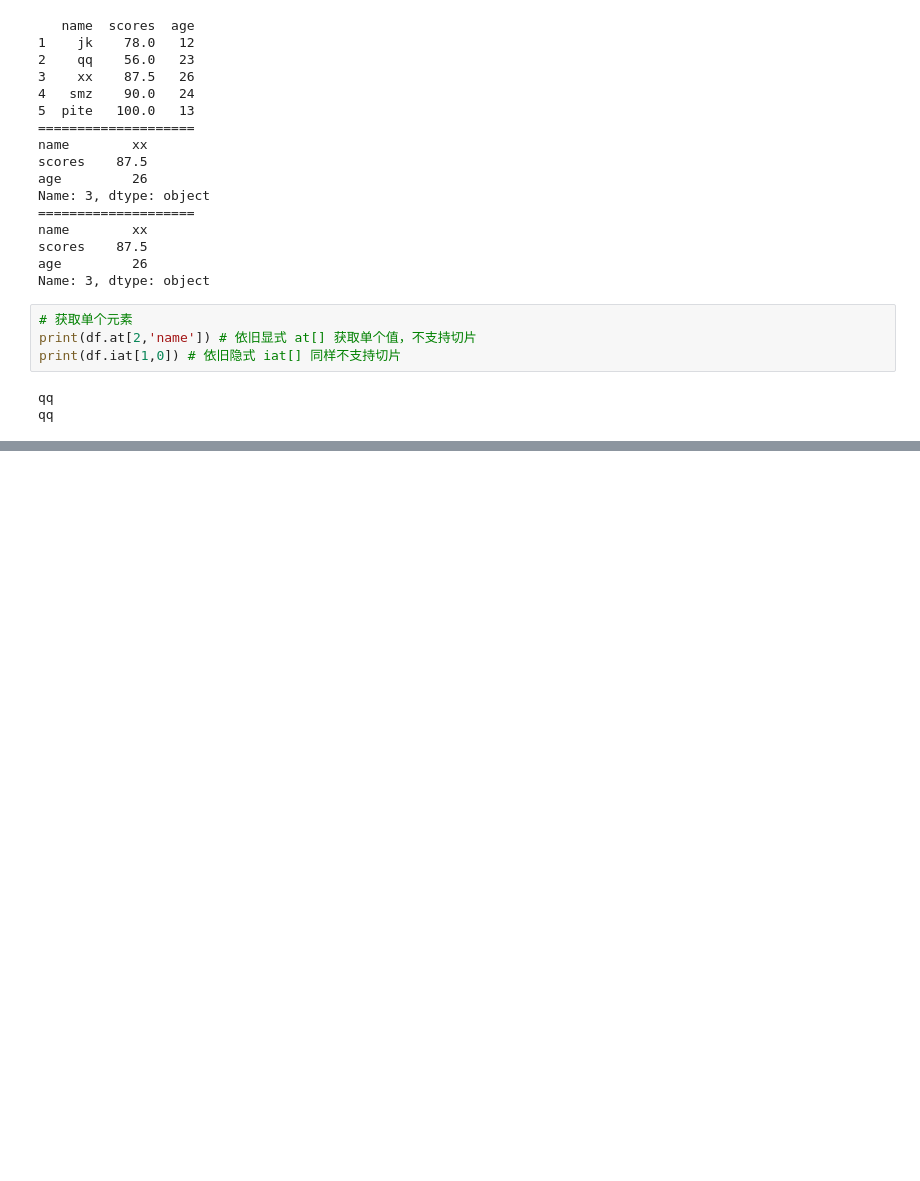
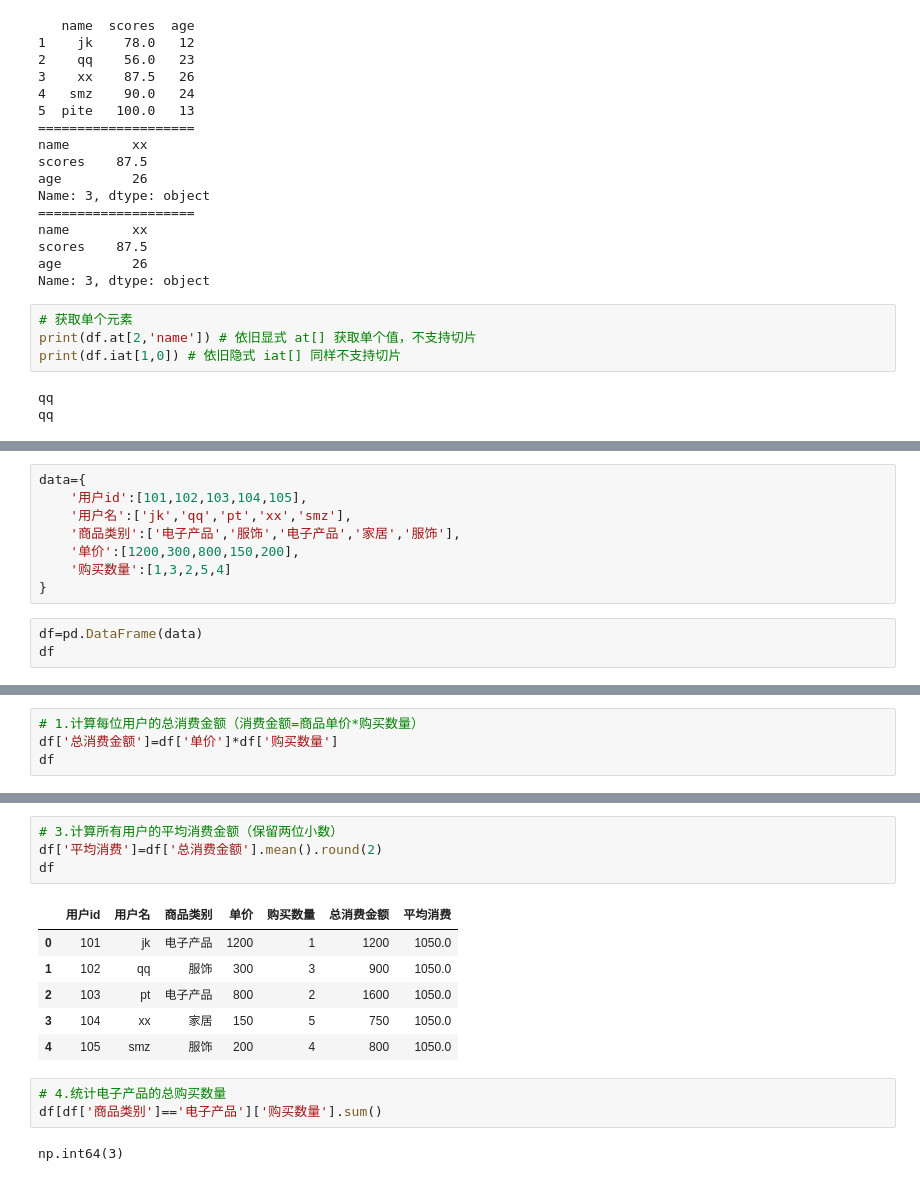
Before and after one commit to aonolee5-cmyk/notes, a Jupyter notebook: 3.dataframe学习.ipynb, the cells around one changed output, grey strips where cells are left out. Drawn from its saved outputs; the diff is of its cells as text; blank space fills up the shorter version.

```diff
--- a/3.dataframe学习.ipynb
+++ b/3.dataframe学习.ipynb
@@ -101,0 +451,11 @@ qq
+# %%
+data={
+    '用户id':[101,102,103,104,105],
+    '用户名':['jk','qq','pt','xx','smz'],
+    '商品类别':['电子产品','服饰','电子产品','家居','服饰'],
+    '单价':[1200,300,800,150,200],
+    '购买数量':[1,3,2,5,4]
+}
+# %%
+df=pd.DataFrame(data)
+df
@@ -101,0 +469,4 @@ qq
+# %%
+# 1.计算每位用户的总消费金额（消费金额=商品单价*购买数量）
+df['总消费金额']=df['单价']*df['购买数量']
+df
@@ -101,0 +486,16 @@ qq
+# %%
+# 3.计算所有用户的平均消费金额（保留两位小数）
+df['平均消费']=df['总消费金额'].mean().round(2)
+df
+# %% [output]
+|  | 用户id | 用户名 | 商品类别 | 单价 | 购买数量 | 总消费金额 | 平均消费 |
+| 0 | 101 | jk | 电子产品 | 1200 | 1 | 1200 | 1050.0 |
+| 1 | 102 | qq | 服饰 | 300 | 3 | 900 | 1050.0 |
+| 2 | 103 | pt | 电子产品 | 800 | 2 | 1600 | 1050.0 |
+| 3 | 104 | xx | 家居 | 150 | 5 | 750 | 1050.0 |
+| 4 | 105 | smz | 服饰 | 200 | 4 | 800 | 1050.0 |
+# %%
+# 4.统计电子产品的总购买数量
+df[df['商品类别']=='电子产品']['购买数量'].sum()
+# %% [output]
+np.int64(3)
```
Also changed, not shown: parts of 39 cells of this notebook.
